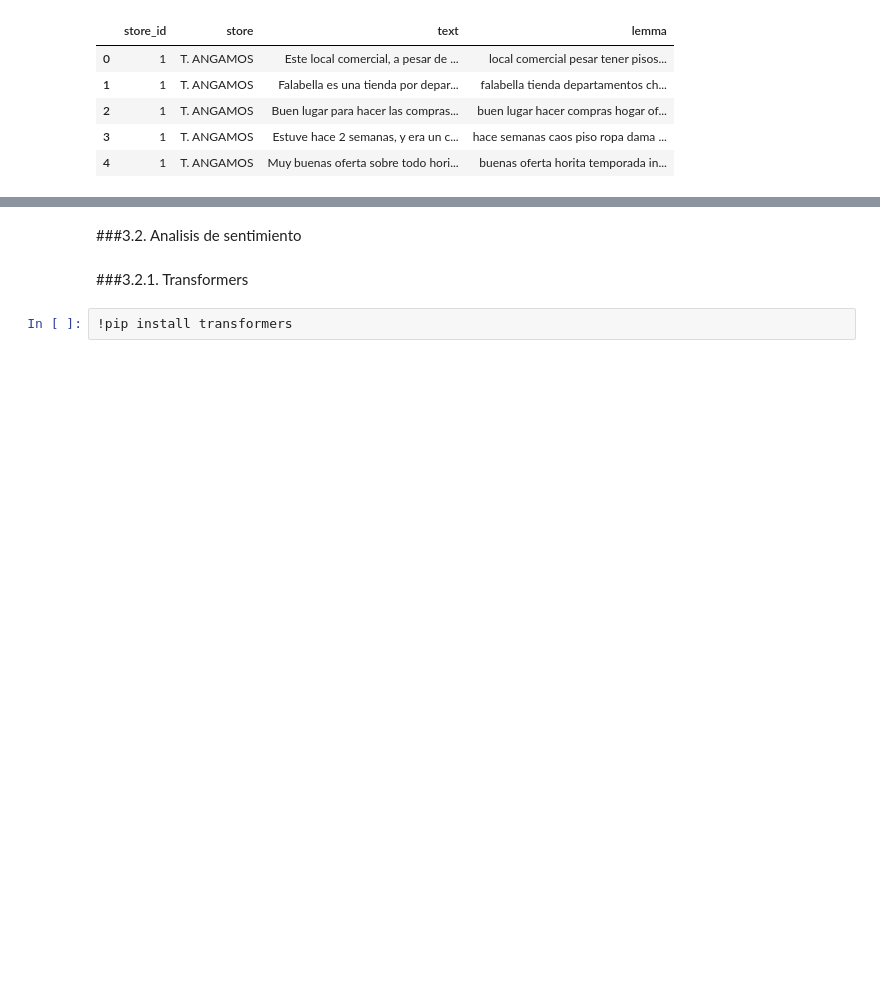
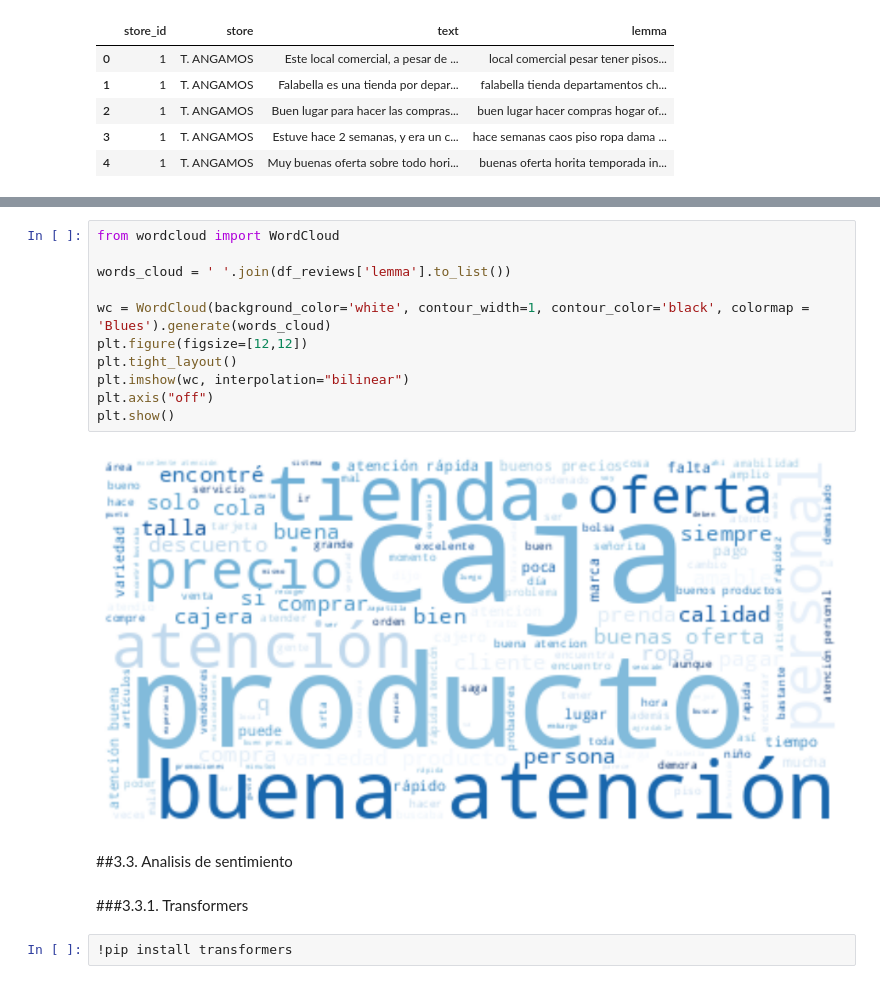
Before and after one commit to maribcs/sentiment-analysis-reviews-retail, a Jupyter notebook: sentiment_analysis_reviews.ipynb, the cells around one changed output, grey strips where cells are left out. Drawn from its saved outputs; the diff is of its cells as text; blank space fills up the shorter version.

```diff
--- a/sentiment_analysis_reviews.ipynb
+++ b/sentiment_analysis_reviews.ipynb
@@ -218,7 +314,20 @@ df_reviews.head()
+# %%
+from wordcloud import WordCloud
+
+words_cloud = ' '.join(df_reviews['lemma'].to_list())
+
+wc = WordCloud(background_color='white', contour_width=1, contour_color='black', colormap = 'Blues').generate(words_cloud)
+plt.figure(figsize=[12,12])
+plt.tight_layout()
+plt.imshow(wc, interpolation="bilinear")
+plt.axis("off")
+plt.show()
+# %% [output]
+[figure, added]
 # %% [markdown]
-###3.2. Analisis de sentimiento
+##3.3. Analisis de sentimiento
 # %% [markdown]
-###3.2.1. Transformers
+###3.3.1. Transformers
 # %%
 !pip install transformers
 # %% [output]
```
Also changed, not shown: parts of 20 cells of this notebook, 2 other files.
